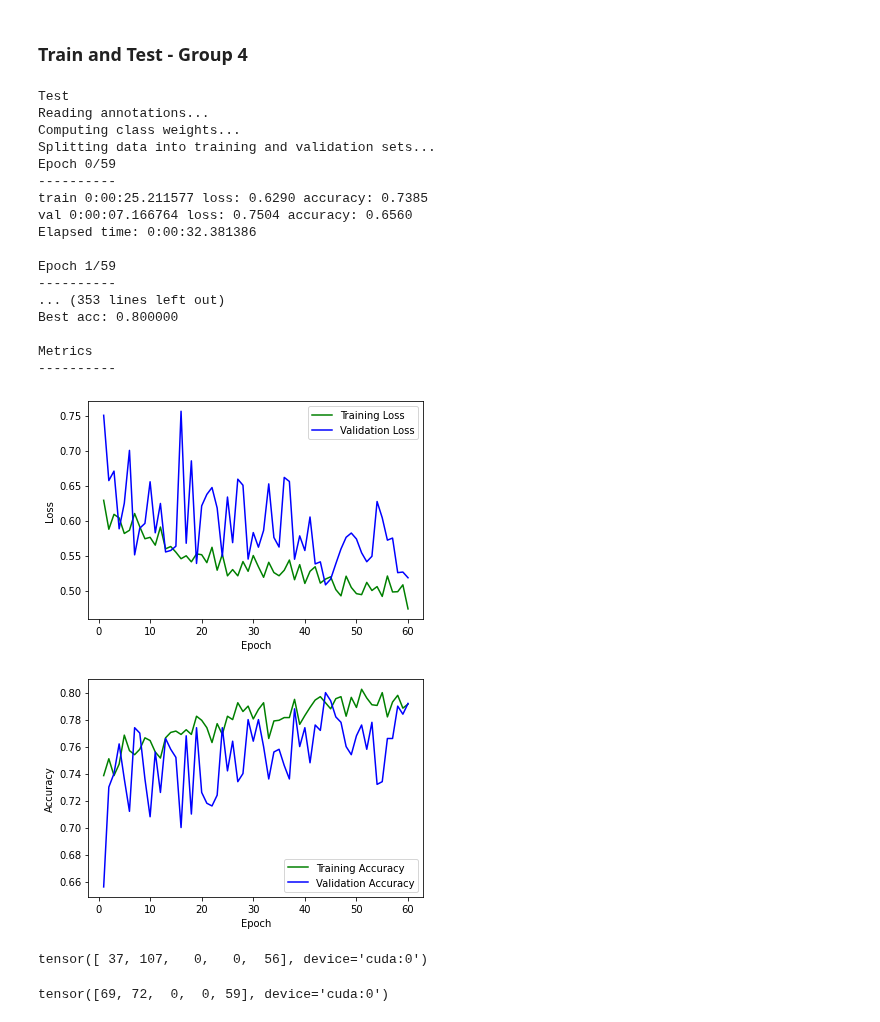
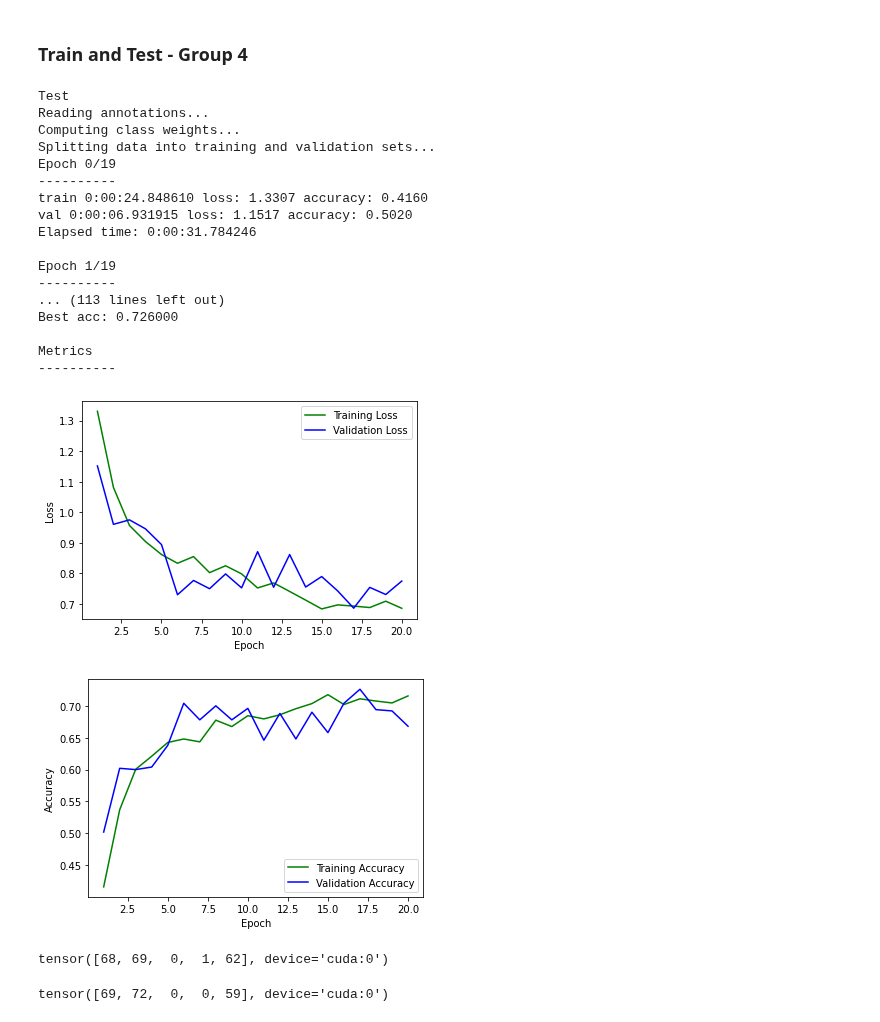
Before and after one commit to jmaness/csc591nn-projc1, a Jupyter notebook: c2.ipynb, the cells around one changed output. Cells and saved outputs as stored; diff of their text form; code cells hidden in the pictures.

Commit message:
With a sorted annotations file, after 20 epochs and dropout 0.5, the test distribution was:
[68, 69,  0,  1, 62]

```diff
--- a/c2.ipynb
+++ b/c2.ipynb
@@ -22,13 +22,13 @@ from sklearn.model_selection import train_test_split
 from sklearn.utils import class_weight
 from torchvision import models, transforms
 
-TRAIN_DATA_DIR = "data/TrainData-C2"
+TRAIN_DATA_DIR = "data-sorted/TrainData-C2"
 TRAIN_DATA_ANN_FILE = TRAIN_DATA_DIR + "/TrainAnnotations.csv"
-TRAIN_DATA_AUGMENTED_DIR = "data/TrainData-C2_augmented"
+TRAIN_DATA_AUGMENTED_DIR = "data-sorted/TrainData-C2_augmented"
 TRAIN_DATA_AUGMENTED_ANN_FILE = TRAIN_DATA_AUGMENTED_DIR + "/TrainAnnotations.csv"
 
-TRAIN_DATA_PATCHES_DIR      = "data/TrainData-C2_augmented_patches/"
-TRAIN_DATA_PATCHES_ANN_FILE = "data/TrainData-C2_augmented_patches/TrainAnnotations.csv"
+TRAIN_DATA_PATCHES_DIR      = "data-sorted/TrainData-C2_augmented_patches/"
+TRAIN_DATA_PATCHES_ANN_FILE = "data-sorted/TrainData-C2_augmented_patches/TrainAnnotations.csv"
 
 TEST_DATA_DIR         = "data/TestData/"
 TEST_DATA_PATCHES_DIR = "data/TestData_patches/"
@@ -808,30 +819,30 @@ Finished generating predictions to predictions_c2_g3.csv
 # %% [markdown]
 ### Train and Test - Group 4
 # %%
-#model = get_model(1024, 0.5, 128, 0.5).to(device)
-y_hat_test = train_and_test(model, group_4(), num_epochs=60)
+model = get_model(1024, 0.5, 128, 0.5).to(device)
+y_hat_test = train_and_test(model, group_4(), num_epochs=20)
 y_hat_test.bincount()
 # %% [output]
 Test
 Reading annotations...
 Computing class weights...
 Splitting data into training and validation sets...
-Epoch 0/59
+Epoch 0/19
 ----------
-train 0:00:25.211577 loss: 0.6290 accuracy: 0.7385
-val 0:00:07.166764 loss: 0.7504 accuracy: 0.6560
-Elapsed time: 0:00:32.381386
+train 0:00:24.848610 loss: 1.3307 accuracy: 0.4160
+val 0:00:06.931915 loss: 1.1517 accuracy: 0.5020
+Elapsed time: 0:00:31.784246
 
-Epoch 1/59
+Epoch 1/19
 ----------
-... (353 lines left out)
-Best acc: 0.800000
+... (113 lines left out)
+Best acc: 0.726000
 
 Metrics
 ----------
-[figure, old version]
+[figure, new version]
-[figure, old version]
+[figure, new version]
-tensor([ 37, 107,   0,   0,  56], device='cuda:0')
+tensor([68, 69,  0,  1, 62], device='cuda:0')
 # %%
 del model
 # %%
```
Also changed, not shown: parts of 2 cells of this notebook.
